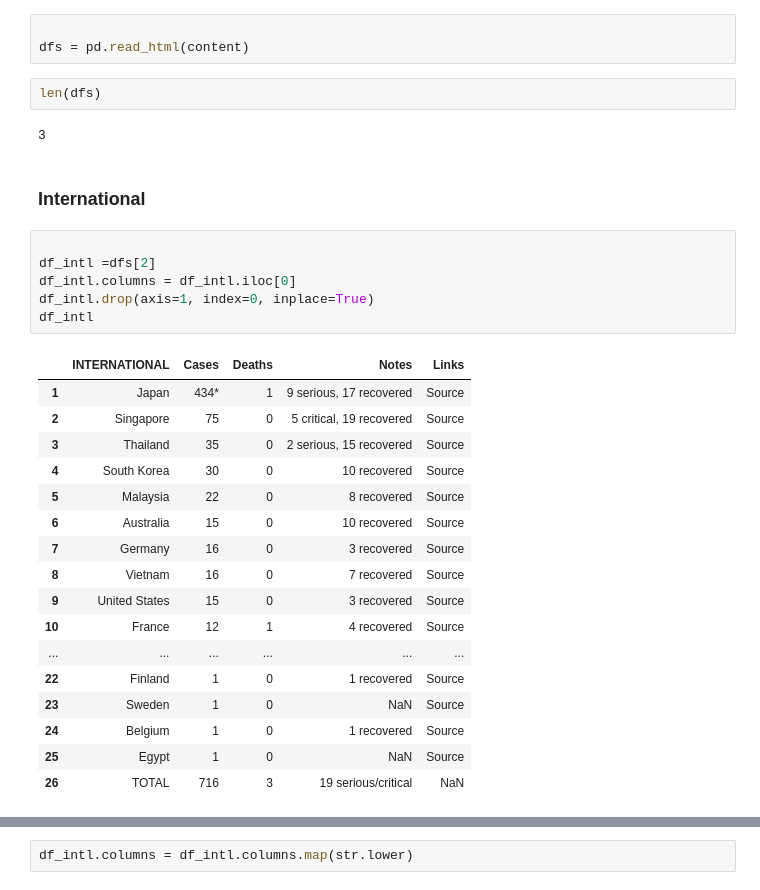
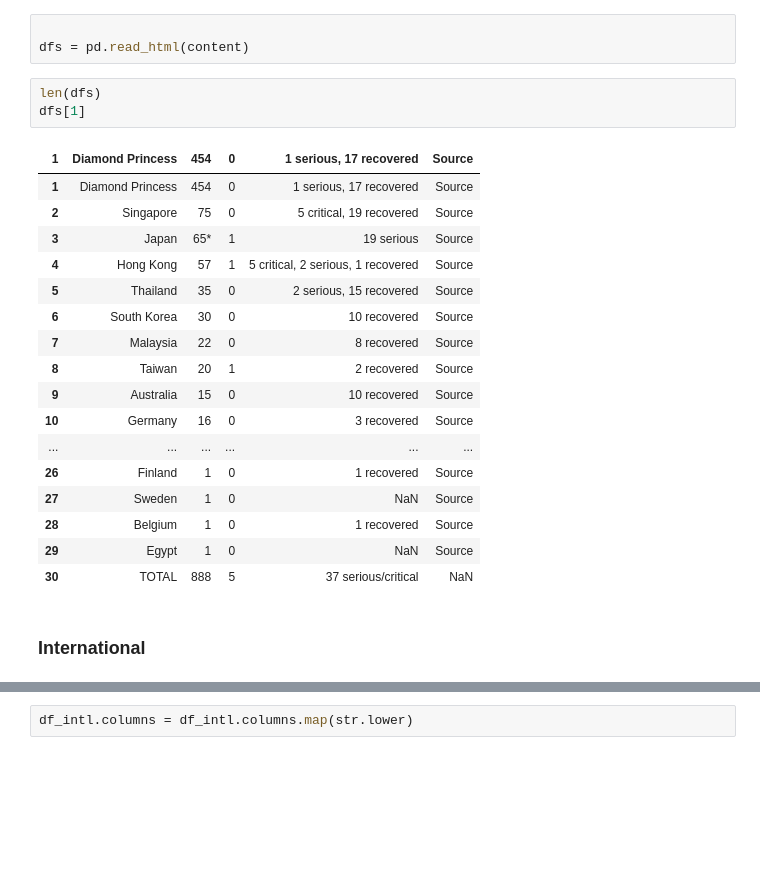
Before and after one commit to alext234/coronavirus-stats, a Jupyter notebook: bnonews-stats.ipynb, the cells around one changed output, grey strips where cells are left out. Saved outputs shown, nothing was run; the diff lists cells and outputs as text; blank space fills up the shorter version.

```diff
--- a/bnonews-stats.ipynb
+++ b/bnonews-stats.ipynb
@@ -40,31 +40,24 @@ data_date_time
 dfs = pd.read_html(content)
 # %%
 len(dfs)
+dfs[1]
 # %% [output]
-3
+| 1 | Diamond Princess | 454 | 0 | 1 serious, 17 recovered | Source |
+| 1 | Diamond Princess | 454 | 0 | 1 serious, 17 recovered | Source |
+| 2 | Singapore | 75 | 0 | 5 critical, 19 recovered | Source |
+| 3 | Japan | 65* | 1 | 19 serious | Source |
+| 4 | Hong Kong | 57 | 1 | 5 critical, 2 serious, 1 recovered | Source |
+| 5 | Thailand | 35 | 0 | 2 serious, 15 recovered | Source |
+| 6 | South Korea | 30 | 0 | 10 recovered | Source |
+| 7 | Malaysia | 22 | 0 | 8 recovered | Source |
+| 8 | Taiwan | 20 | 1 | 2 recovered | Source |
+| 9 | Australia | 15 | 0 | 10 recovered | Source |
+| 10 | Germany | 16 | 0 | 3 recovered | Source |
+| ... | ... | ... | ... | ... | ... |
+| 26 | Finland | 1 | 0 | 1 recovered | Source |
+| 27 | Sweden | 1 | 0 | NaN | Source |
+| 28 | Belgium | 1 | 0 | 1 recovered | Source |
+| 29 | Egypt | 1 | 0 | NaN | Source |
+| 30 | TOTAL | 888 | 5 | 37 serious/critical | NaN |
 # %% [markdown]
 ### International
-# %%
-
-df_intl =dfs[2]
-df_intl.columns = df_intl.iloc[0]
-df_intl.drop(axis=1, index=0, inplace=True)
-df_intl
-# %% [output]
-|  | INTERNATIONAL | Cases | Deaths | Notes | Links |
-| 1 | Japan | 434* | 1 | 9 serious, 17 recovered | Source |
-| 2 | Singapore | 75 | 0 | 5 critical, 19 recovered | Source |
-| 3 | Thailand | 35 | 0 | 2 serious, 15 recovered | Source |
-| 4 | South Korea | 30 | 0 | 10 recovered | Source |
-| 5 | Malaysia | 22 | 0 | 8 recovered | Source |
-| 6 | Australia | 15 | 0 | 10 recovered | Source |
-| 7 | Germany | 16 | 0 | 3 recovered | Source |
-| 8 | Vietnam | 16 | 0 | 7 recovered | Source |
-| 9 | United States | 15 | 0 | 3 recovered | Source |
-| 10 | France | 12 | 1 | 4 recovered | Source |
-| ... | ... | ... | ... | ... | ... |
-| 22 | Finland | 1 | 0 | 1 recovered | Source |
-| 23 | Sweden | 1 | 0 | NaN | Source |
-| 24 | Belgium | 1 | 0 | 1 recovered | Source |
-| 25 | Egypt | 1 | 0 | NaN | Source |
-| 26 | TOTAL | 716 | 3 | 19 serious/critical | NaN |
```
Also changed, not shown: parts of 3 cells of this notebook.
